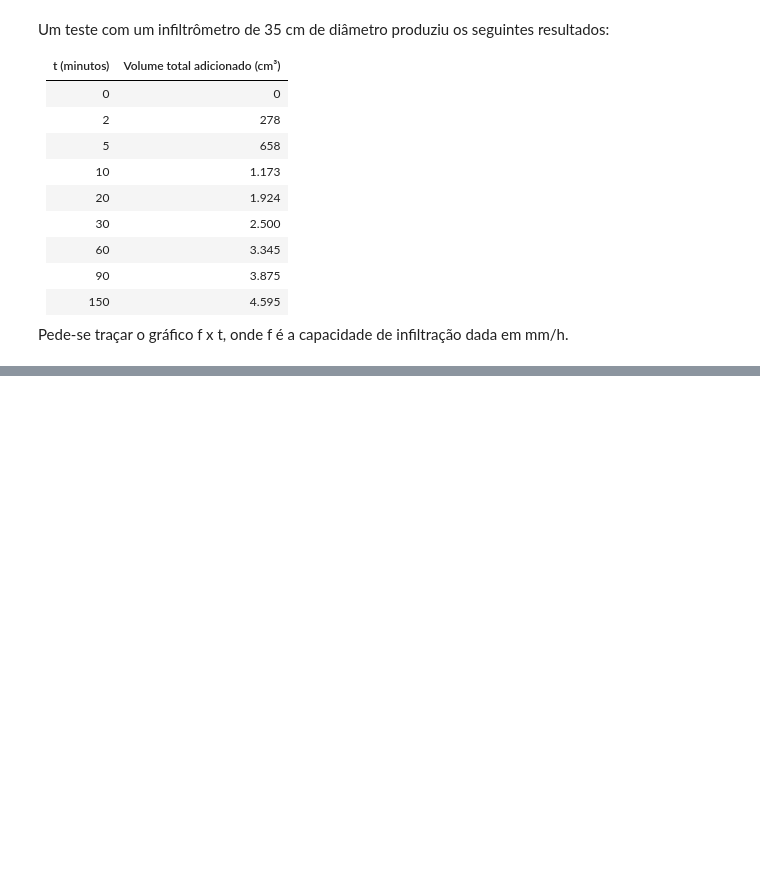
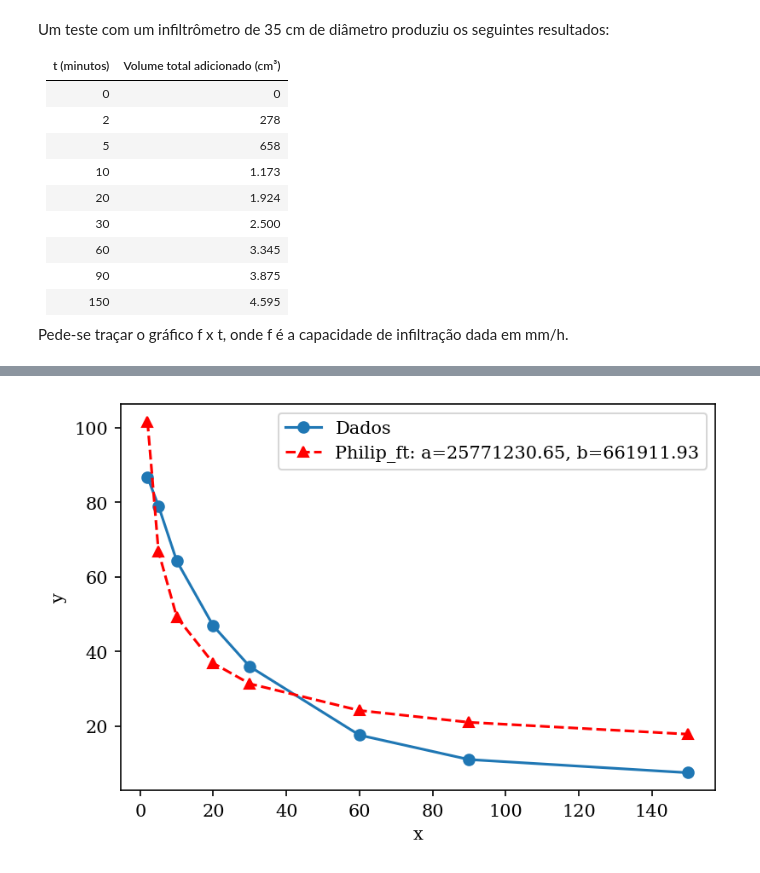
Before and after one commit to rqaita/hydrology, a Jupyter notebook: l_03.ipynb, the cells around one changed output, grey strips where cells are left out. Cells and saved outputs as stored; diff of their text form; code cells hidden in the pictures; blank space fills up the shorter version.

```diff
--- a/l_03.ipynb
+++ b/l_03.ipynb
@@ -35,0 +162,3 @@ e_01_dados = pd.DataFrame(e_01_dados)
+# %%
+def philip_ft(t, a, b):
+    return (0.5 * a * t**(-0.5) + b) / (0.25 * 350**2 * np.pi)
@@ -35,0 +170,10 @@ e_01_dados = pd.DataFrame(e_01_dados)
+# %%
+plt.plot(tdata, fdata, 'o-', label="Dados")
+plt.plot(tdata, philip_ft(tdata, *popt_philip_ft), 'r^--',
+         label='Philip_ft: a=%5.2f, b=%5.2f' % tuple(popt_philip_ft))
+plt.xlabel('x')
+plt.ylabel('y')
+plt.legend()
+plt.show()
+# %% [output]
+[figure, added]
```
Also changed, not shown: parts of 34 cells of this notebook, 2 other files.
